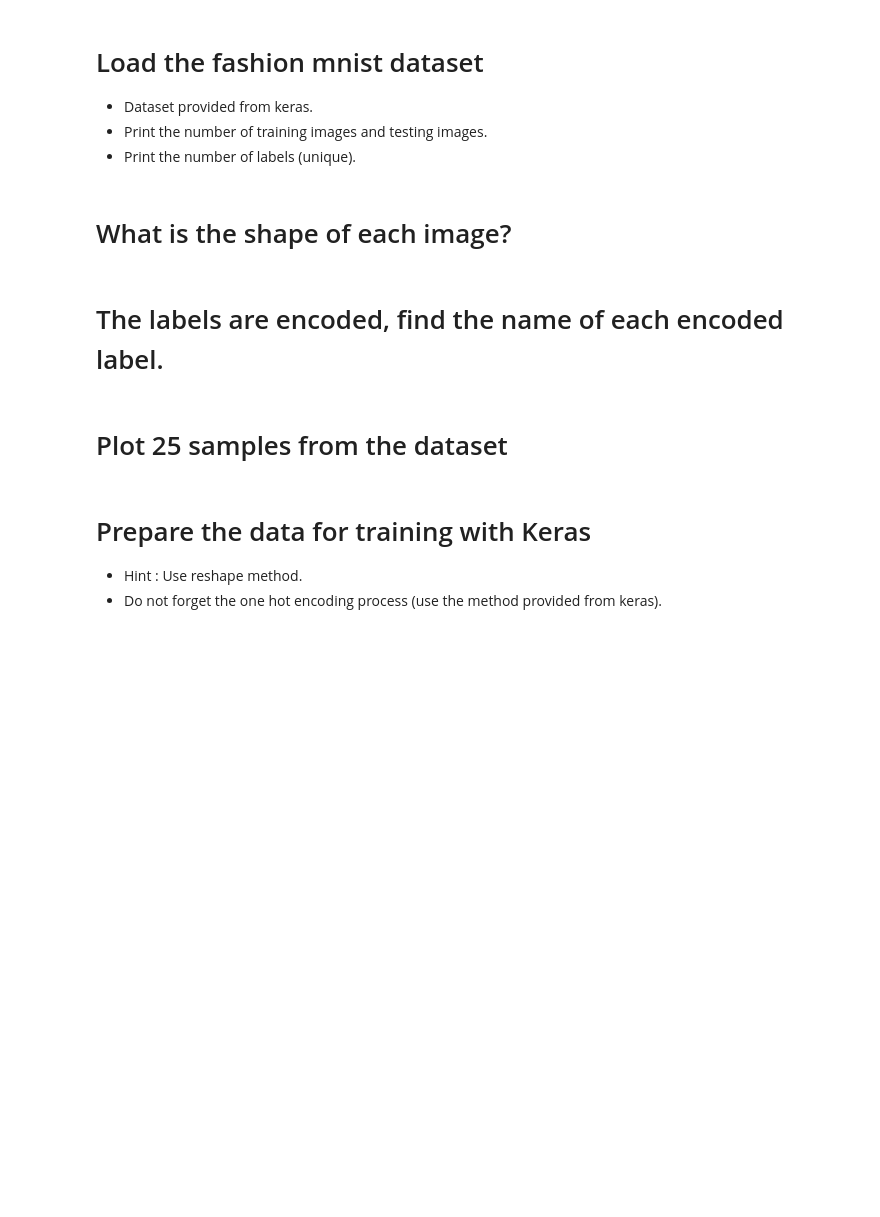
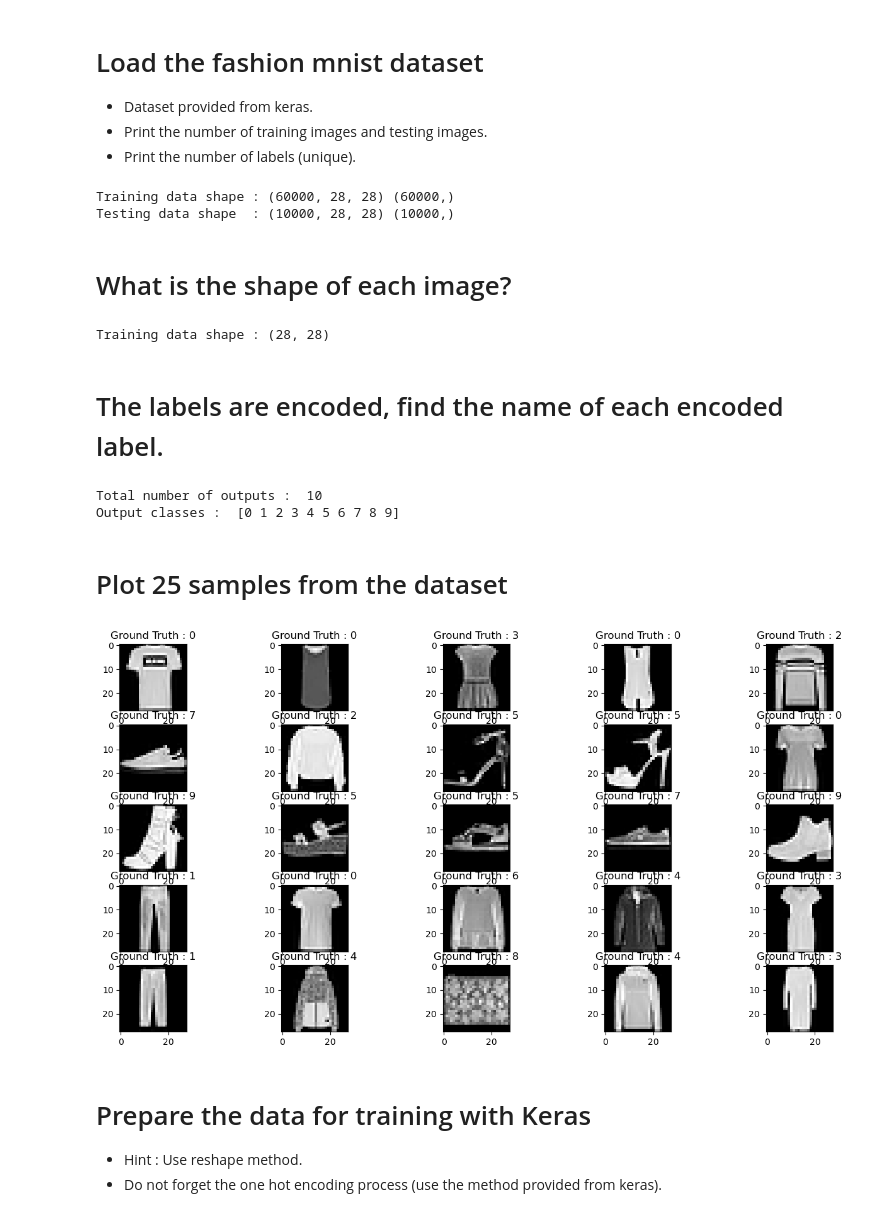
Before and after one commit to Tuwaiq-Data-Science-Bootcamp-V5/CNN_FashionMNIST, a Jupyter notebook: NeuralNetworks-Fashion.ipynb, the cells around one changed output. Saved outputs shown, nothing was run; the diff lists cells and outputs as text; code cells hidden in the pictures; blank space fills up the shorter version.

```diff
--- a/NeuralNetworks-Fashion.ipynb
+++ b/NeuralNetworks-Fashion.ipynb
@@ -9,9 +26,51 @@
+# %%
+(train_images, train_labels), (test_images, test_labels) = fashion_mnist.load_data()
+
+print('Training data shape :', train_images.shape, train_labels.shape)
+print('Testing data shape  :', test_images.shape, test_labels.shape)
+# %% [output]
+Training data shape : (60000, 28, 28) (60000,)
+Testing data shape  : (10000, 28, 28) (10000,)
 # %% [markdown]
 # What is the shape of each image?
+# %%
+print('Training data shape :', train_images.shape[1:])
+# %% [output]
+Training data shape : (28, 28)
 # %% [markdown]
 # The labels are encoded, find the name of each encoded label.
+# %%
+'''
+0 T-shirt/top
+1 Trouser
+2 Pullover
+3 Dress
+4 Coat
+5 Sandal
+6 Shirt
+7 Sneaker
+8 Bag
+9 Ankle boot
+'''
+classes = np.unique(train_labels)
+nClasses = len(classes)
+print('Total number of outputs : ', nClasses)
+print('Output classes : ', classes)
+# %% [output]
+Total number of outputs :  10
+Output classes :  [0 1 2 3 4 5 6 7 8 9]
 # %% [markdown]
 # Plot 25 samples from the dataset
+# %%
+plt.figure(figsize=[16,8])
+
+for i in range(25):
+    i = i+1
+    plt.subplot(5, 5, i)
+    plt.imshow(train_images[i,:,:], cmap='gray')
+    plt.title("Ground Truth : {}".format(train_labels[i]))
+# %% [output]
+[figure, added]
 # %% [markdown]
 # Prepare the data for training with Keras
 
```
Also changed, not shown: parts of 14 cells of this notebook, 1 other file.
